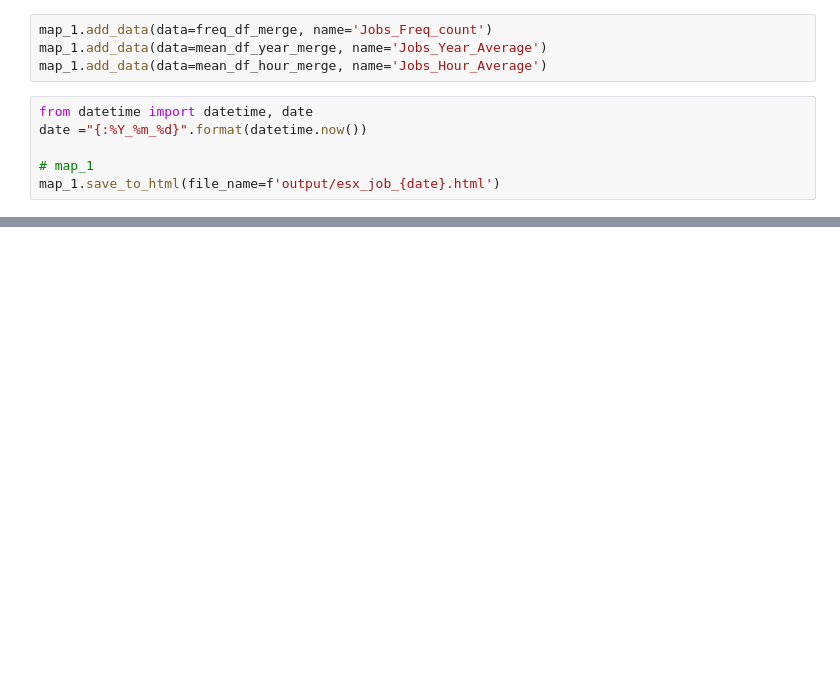
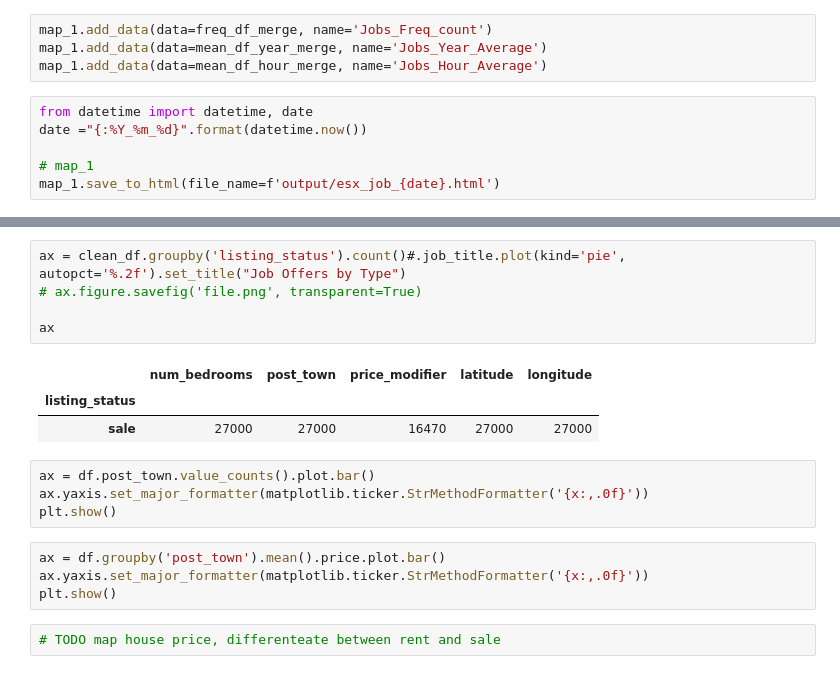
Before and after one commit to Quotennial/ds_fellowship, a Jupyter notebook: geography_explore.ipynb, the cells around one changed output, grey strips where cells are left out. Drawn from its saved outputs; the diff is of its cells as text; blank space fills up the shorter version.

```diff
--- a/geography_explore.ipynb
+++ b/geography_explore.ipynb
@@ -135,0 +171,19 @@ map_1.save_to_html(file_name=f'output/esx_job_{date}.html')
+# %%
+ax = clean_df.groupby('listing_status').count()#.job_title.plot(kind='pie', autopct='%.2f').set_title("Job Offers by Type")
+# ax.figure.savefig('file.png', transparent=True)
+
+ax
+# %% [output]
+|  | num_bedrooms | post_town | price_modifier | latitude | longitude |
+| listing_status |  |  |  |  |  |
+| sale | 27000 | 27000 | 16470 | 27000 | 27000 |
+# %%
+ax = df.post_town.value_counts().plot.bar()
+ax.yaxis.set_major_formatter(matplotlib.ticker.StrMethodFormatter('{x:,.0f}'))
+plt.show()
+# %%
+ax = df.groupby('post_town').mean().price.plot.bar()
+ax.yaxis.set_major_formatter(matplotlib.ticker.StrMethodFormatter('{x:,.0f}'))
+plt.show()
+# %%
+# TODO map house price, differenteate between rent and sale
```
Also changed, not shown: parts of 6 cells of this notebook, 3 other files.
